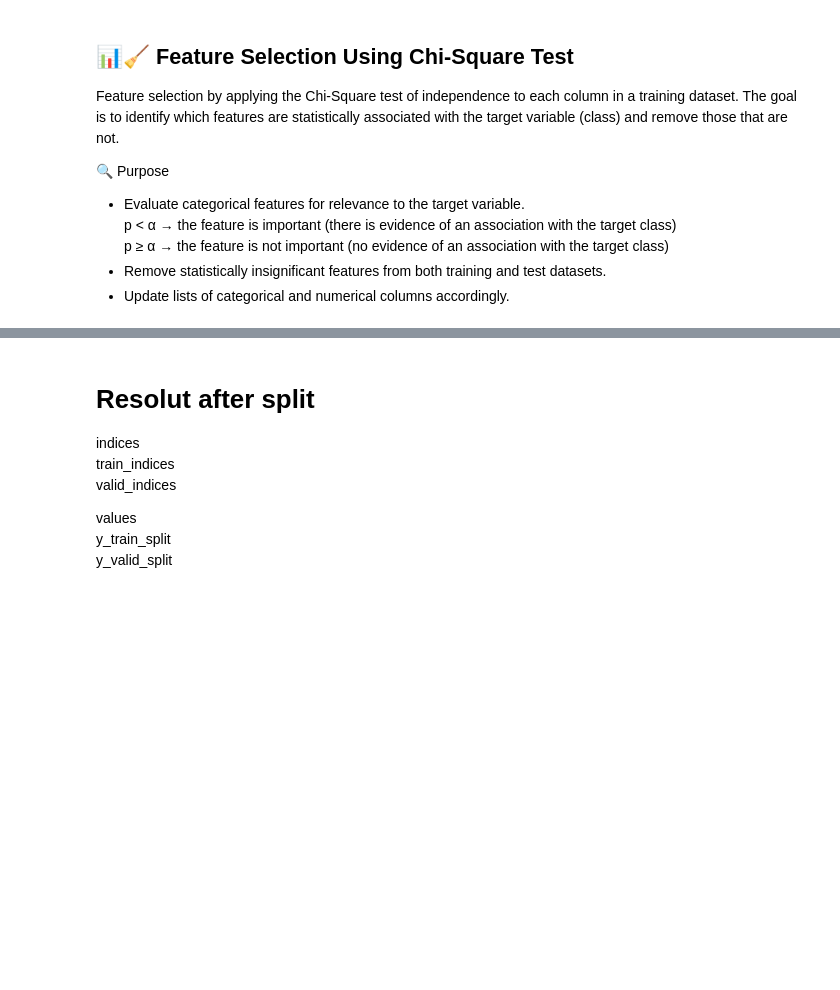
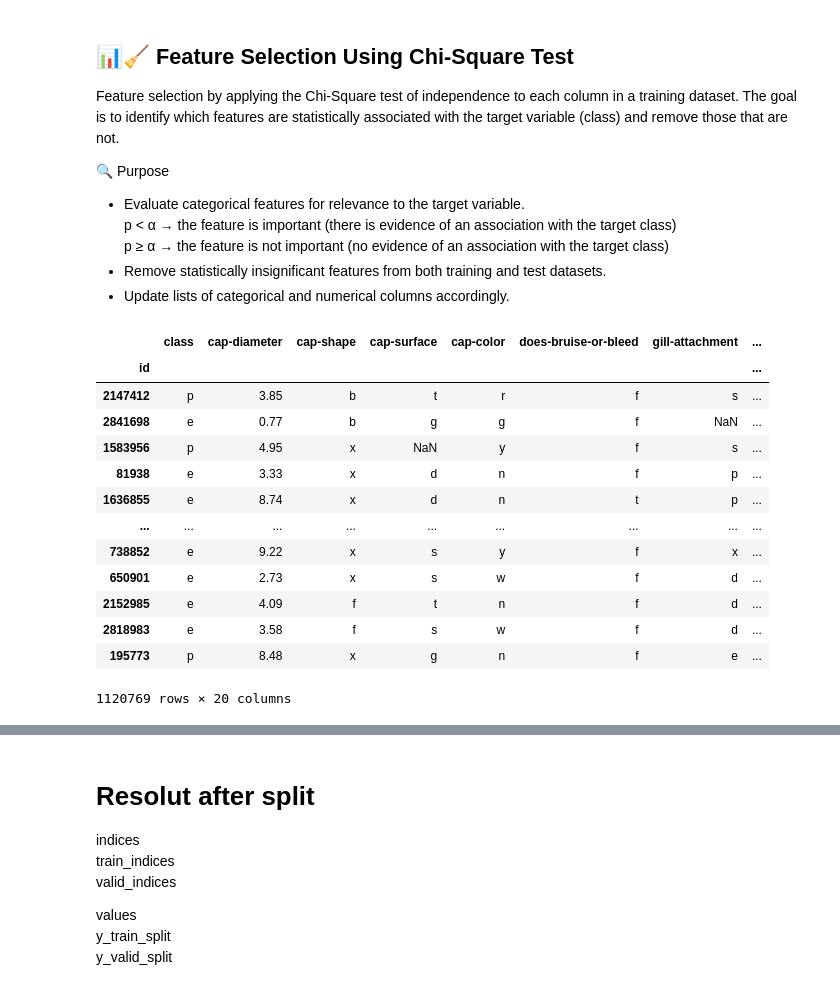
Before and after one commit to Artur-M-47/portfolio, a Jupyter notebook: kaggle_competitions/Binary_Prediction_of_Poisonous_Mushrooms/2024-08-30_22-55-49_submission_0.98493/Mushroom_Toxicity_Prediction.ipynb, the cells around one changed output, grey strips where cells are left out. Cells and saved outputs as stored; diff of their text form; code cells hidden in the pictures; blank space fills up the shorter version.

```diff
--- a/kaggle_competitions/Binary_Prediction_of_Poisonous_Mushrooms/2024-08-30_22-55-49_submission_0.98493/Mushroom_Toxicity_Prediction.ipynb
+++ b/kaggle_competitions/Binary_Prediction_of_Poisonous_Mushrooms/2024-08-30_22-55-49_submission_0.98493/Mushroom_Toxicity_Prediction.ipynb
@@ -289,7 +373,22 @@ Feature selection by applying the Chi-Square test of independence to each column
 - Remove statistically insignificant features from both training and test datasets.
 - Update lists of categorical and numerical columns accordingly.
 # %%
-df_train_rare_cleaned = df_train_test.loc[train_indices_full]
+df_train
+# %% [output]
+|  | class | cap-diameter | cap-shape | cap-surface | cap-color | does-bruise-or-bleed | gill-attachment | ... |
+| id |  |  |  |  |  |  |  | ... |
+| 2147412 | p | 3.85 | b | t | r | f | s | ... |
+| 2841698 | e | 0.77 | b | g | g | f | NaN | ... |
+| 1583956 | p | 4.95 | x | NaN | y | f | s | ... |
+| 81938 | e | 3.33 | x | d | n | f | p | ... |
+| 1636855 | e | 8.74 | x | d | n | t | p | ... |
+| ... | ... | ... | ... | ... | ... | ... | ... | ... |
+| 738852 | e | 9.22 | x | s | y | f | x | ... |
+| 650901 | e | 2.73 | x | s | w | f | d | ... |
+| 2152985 | e | 4.09 | f | t | n | f | d | ... |
+| 2818983 | e | 3.58 | f | s | w | f | d | ... |
+| 195773 | p | 8.48 | x | g | n | f | e | ... |
+1120769 rows × 20 columns
 # %%
 alpha = 0.05  # Significance level
 
```
Also changed, not shown: parts of 26 cells of this notebook.
